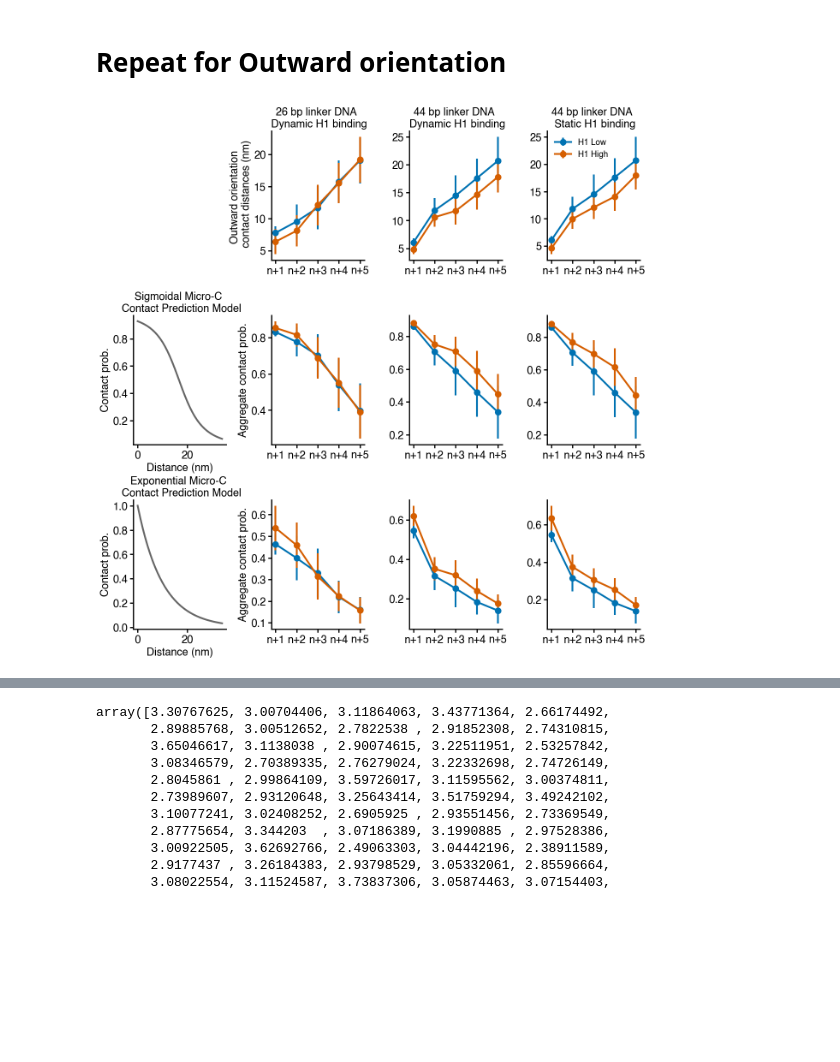
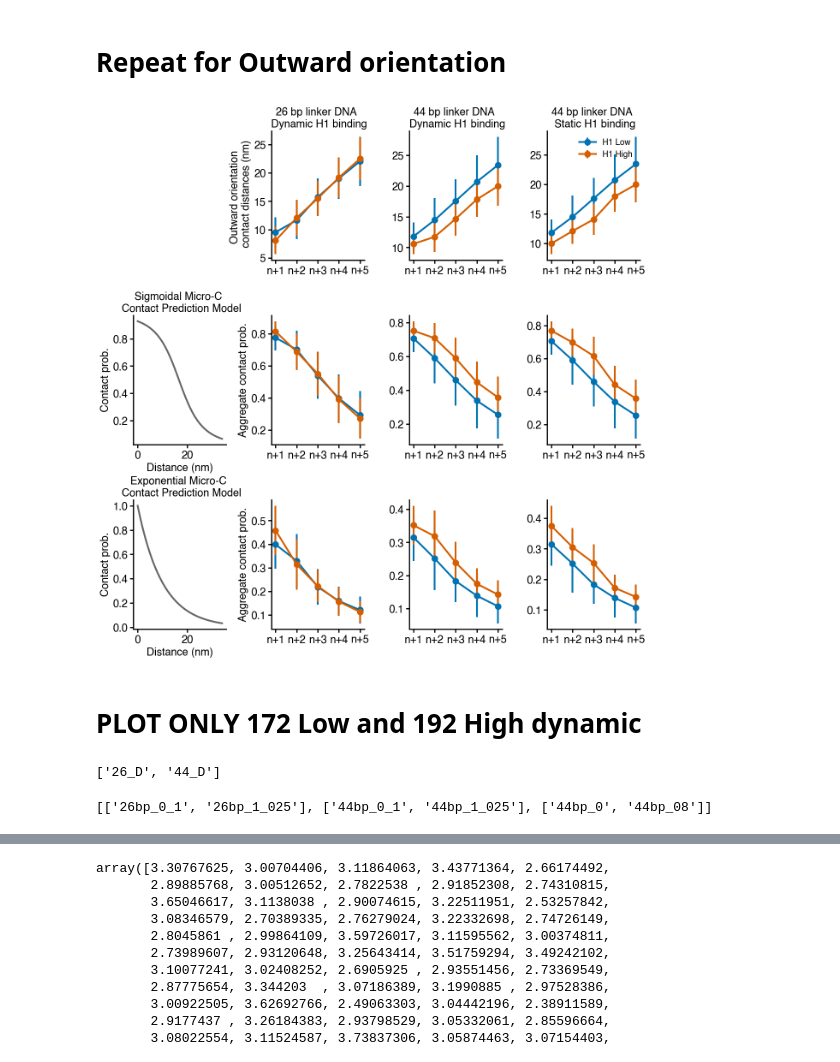
Before and after one commit to arianabrenner/clerkin_thesis_analysis, a Jupyter notebook: schlick_structs_to_microc.ipynb, the cells around one changed output, grey strips where cells are left out. Drawn from its saved outputs; the diff is of its cells as text; code cells hidden in the pictures; blank space fills up the shorter version.

Commit message:
changed idx and compared between conditions

```diff
--- a/schlick_structs_to_microc.ipynb
+++ b/schlick_structs_to_microc.ipynb
@@ -759,13 +759,13 @@ def get_inward_dists(positions_df, snapshot = 0, cores = 100):
 
 def process_trajectory_out(dfs_dir, total_snaps, nucs):
     # Use doctionary comprehension to store distances for n+1 to n+5 contacts
-    dists = {i: np.zeros((total_snaps, nucs - i)) for i in range(1, 6)}
+    dists = {i: np.zeros((total_snaps, nucs - i)) for i in range(2, 7)}
 
     # Collect distances
     for i in range(total_snaps):
         positions = pd.read_csv(f"{dfs_dir}flagged_linkers_{i}snap.csv")
         snapshot_dists_outward = get_outward_dists(positions_df=positions, snapshot=i)
-        for j in range(1, 6):
+        for j in range(2, 7):
             dists[j][i] = np.diagonal(snapshot_dists_outward, offset=j)
 
     # Calculate mean distances and standard deviations
@@ -799,22 +799,23 @@ exp_length_scale = 10
 # define exponential
 exp_microc_func = lambda x: np.exp(-x / exp_length_scale)
 
-
+range_min = 2
+range_max = 7
 for cond in range(len(subdirs_short)):
 #     print(cond)
     for traj in range(len(end_dirs_limited[cond])):
         dfs_dir = f"{schlick_folder}{subdirs_short[cond]}/{end_dirs_limited[cond][traj]}/dfs/"
         dists = process_trajectory_out(dfs_dir, total_snaps, nucs)
-        distances = np.array([np.mean(dists[i]) for i in range(1, 6)])
-        errors = np.array([np.std(dists[i]) for i in range(1, 6)])
+        distances = np.array([np.mean(dists[i]) for i in range(range_min, range_max)])
+        errors = np.array([np.std(dists[i]) for i in range(range_min, range_max)])
 
-        sigmoid_microc = np.array([np.mean(utils.sigmoid(dists[i])) for i in range(1, 6)])
-        sigmoid_microc_errs = np.array([np.std(utils.sigmoid(dists[i])) for i in range(1, 6)])
+        sigmoid_microc = np.array([np.mean(utils.sigmoid(dists[i])) for i in range(range_min, range_max)])
+        sigmoid_microc_errs = np.array([np.std(utils.sigmoid(dists[i])) for i in range(range_min, range_max)])
 
 
 #         microc_ecxnp.exp(-dists[i] / exp_length_scale)
-        exp_microc =  np.array([np.mean(exp_microc_func(dists[i])) for i in range(1, 6)])
-        exp_microc_errs =  np.array([np.std(exp_microc_func(dists[i])) for i in range(1, 6)])
+        exp_microc =  np.array([np.mean(exp_microc_func(dists[i])) for i in range(range_min, range_max)])
+        exp_microc_errs =  np.array([np.std(exp_microc_func(dists[i])) for i in range(range_min, range_max)])
 #
         # Plotting
         ax[0, cond+1].errorbar(['n+1', 'n+2', 'n+3', 'n+4', 'n+5'], distances, yerr=errors, label=track_labels[cond][traj], marker="o")
@@ -835,31 +836,42 @@ ax[2,0].set_title('Exponential Micro-C \n Contact Prediction Model')
 exp_to_plt = [exp_microc_func(x) for x in range(0,35)]
 ax[2,0].plot(exp_to_plt, color = 'black', alpha = 0.6)
 ax[2,0].set_xlabel("Distance (nm)")
 ax[2,0].set_ylabel("Contact prob.")
 
 # Label graphs
 ax[0,1].set_title('26 bp linker DNA \n Dynamic H1 binding')
 ax[0,2].set_title('44 bp linker DNA \n Dynamic H1 binding')
 ax[0,3].set_title('44 bp linker DNA \n Static H1 binding')
 
 ax[0,1].set_ylabel('Outward orientation \n contact distances (nm)')
 ax[1,1].set_ylabel("Aggregate contact prob.")
 ax[2,1].set_ylabel("Aggregate contact prob.")
 
 
 
 # Add legend
 ax[0, 3].legend(frameon=False, fontsize = 14)
 # ax[0, 1].legend(frameon=False, fontsize = 14)
 # ax[0, 2].legend(frameon=False, fontsize = 14)
 
 #Hide unneeded plots
 ax[0, 0].axis('off')
 [ax[i,j].spines['right'].set_visible(False) for i in range(0,3) for j in range(0,4)]
 [ax[i,j].spines['top'].set_visible(False) for i in range(0,3) for j in range(0,4)]
 
 plt.tight_layout(pad = 0.5)
 # plt.savefig(plots_dir + 'micro_c/linker_histone_micro_c_plots_OUTWARD.pdf')
 plt.show()
 # %% [output]
-[figure, old version]
+[figure, new version]
+# %% [markdown]
+# PLOT ONLY 172 Low and 192 High dynamic
+# %%
+two_conditions= subdirs_short[:2]
+two_conditions
+# %% [output]
+['26_D', '44_D']
+# %%
+end_dirs_limited
+# %% [output]
+[['26bp_0_1', '26bp_1_025'], ['44bp_0_1', '44bp_1_025'], ['44bp_0', '44bp_08']]
```
Also changed, not shown: parts of 16 cells of this notebook.
